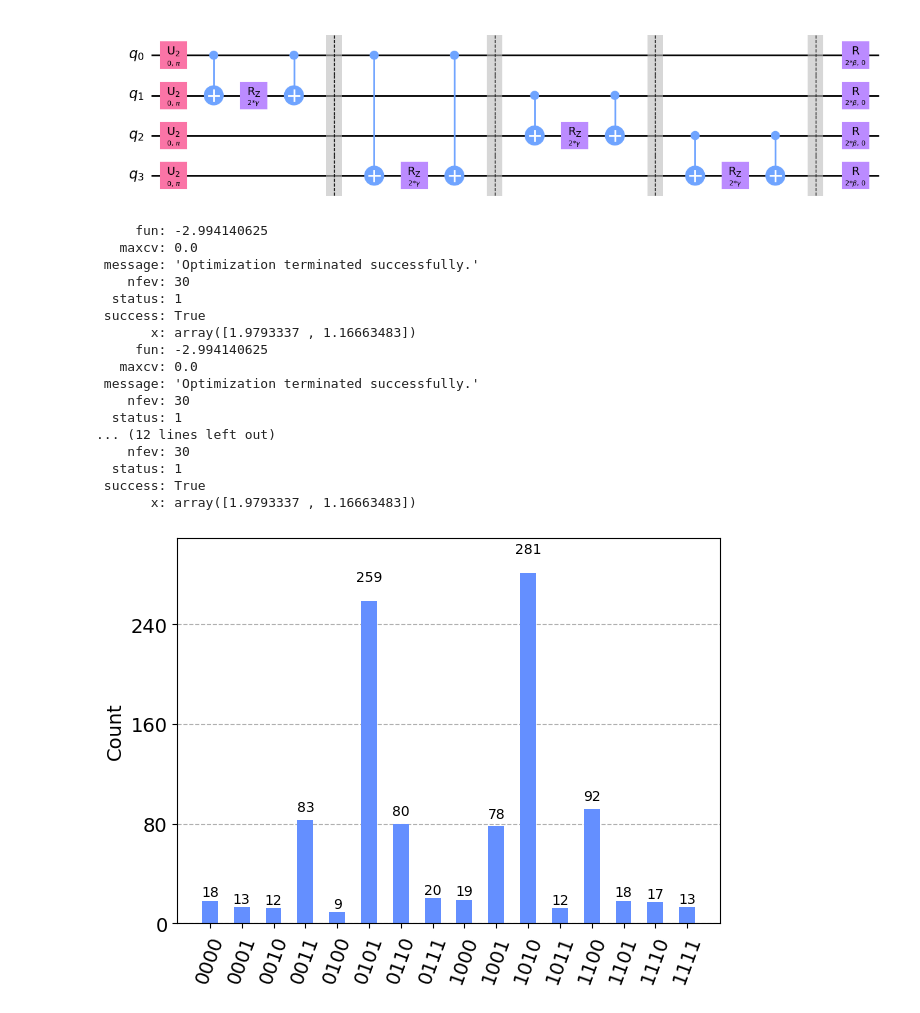
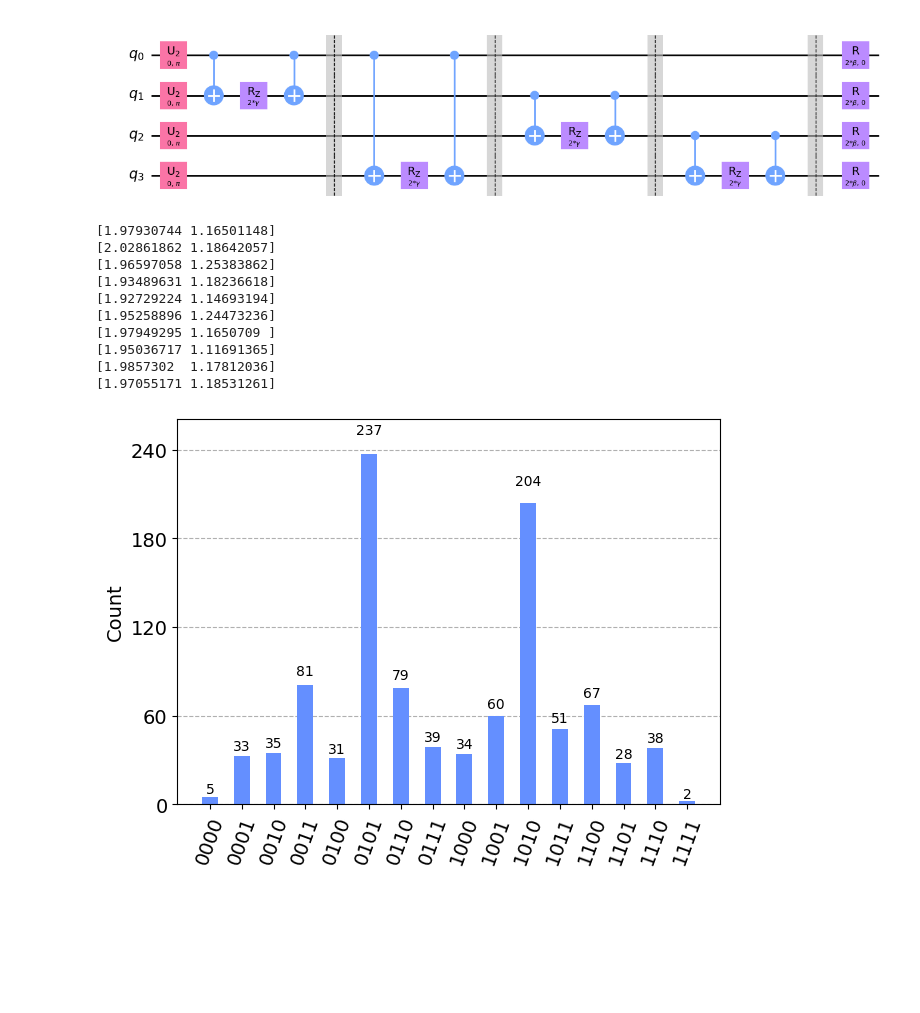
Before and after one commit to ElHirad/QCO, a Jupyter notebook: QCO.ipynb, the cells around one changed output. Drawn from its saved outputs; the diff is of its cells as text; code cells hidden in the pictures; blank space fills up the shorter version.

```diff
--- a/QCO.ipynb
+++ b/QCO.ipynb
@@ -84,7 +84,7 @@ def get_expectation(graph, shots=512):
 
     def execute_circ(theta):
         qc = create_qaoa_circ(graph, theta)
-        counts = backend.run(qc, seed_simulator=10,
+        counts = backend.run(qc,
                              nshots=512).result().get_counts()
         return compute_expectation(counts, graph)
 
@@ -140,36 +140,29 @@ qc_qaoa.decompose().decompose().draw()
 # %% [output]
 [figure]
 # %%
-for j in range(1,5):
+for j in range(1,11):
     expectation = get_expectation(graph)
     res = minimize(expectation,
                    [1.0, 1.0],
                    method='COBYLA')
-    print(res)
+    print(res.x)
 # %% [output]
-     fun: -2.994140625
-   maxcv: 0.0
- message: 'Optimization terminated successfully.'
-    nfev: 30
-  status: 1
- success: True
-       x: array([1.9793337 , 1.16663483])
-     fun: -2.994140625
-   maxcv: 0.0
- message: 'Optimization terminated successfully.'
-    nfev: 30
-  status: 1
-... (12 lines left out)
-    nfev: 30
-  status: 1
- success: True
-       x: array([1.9793337 , 1.16663483])
+[1.97930744 1.16501148]
+[2.02861862 1.18642057]
+[1.96597058 1.25383862]
+[1.93489631 1.18236618]
+[1.92729224 1.14693194]
+[1.95258896 1.24473236]
+[1.97949295 1.1650709 ]
+[1.95036717 1.11691365]
+[1.9857302  1.17812036]
+[1.97055171 1.18531261]
 # %%
 backend = Aer.get_backend('aer_simulator')
 backend.shots = 512
 
 qc_res = create_qaoa_circ(graph, res.x)
-counts = backend.run(qc_res, seed_simulator=10).result().get_counts()
+counts = backend.run(qc_res).result().get_counts()
 plot_histogram(counts)
 # %% [output]
-[figure, old version]
+[figure, new version]
```
Also changed, not shown: parts of 1 cell of this notebook.
